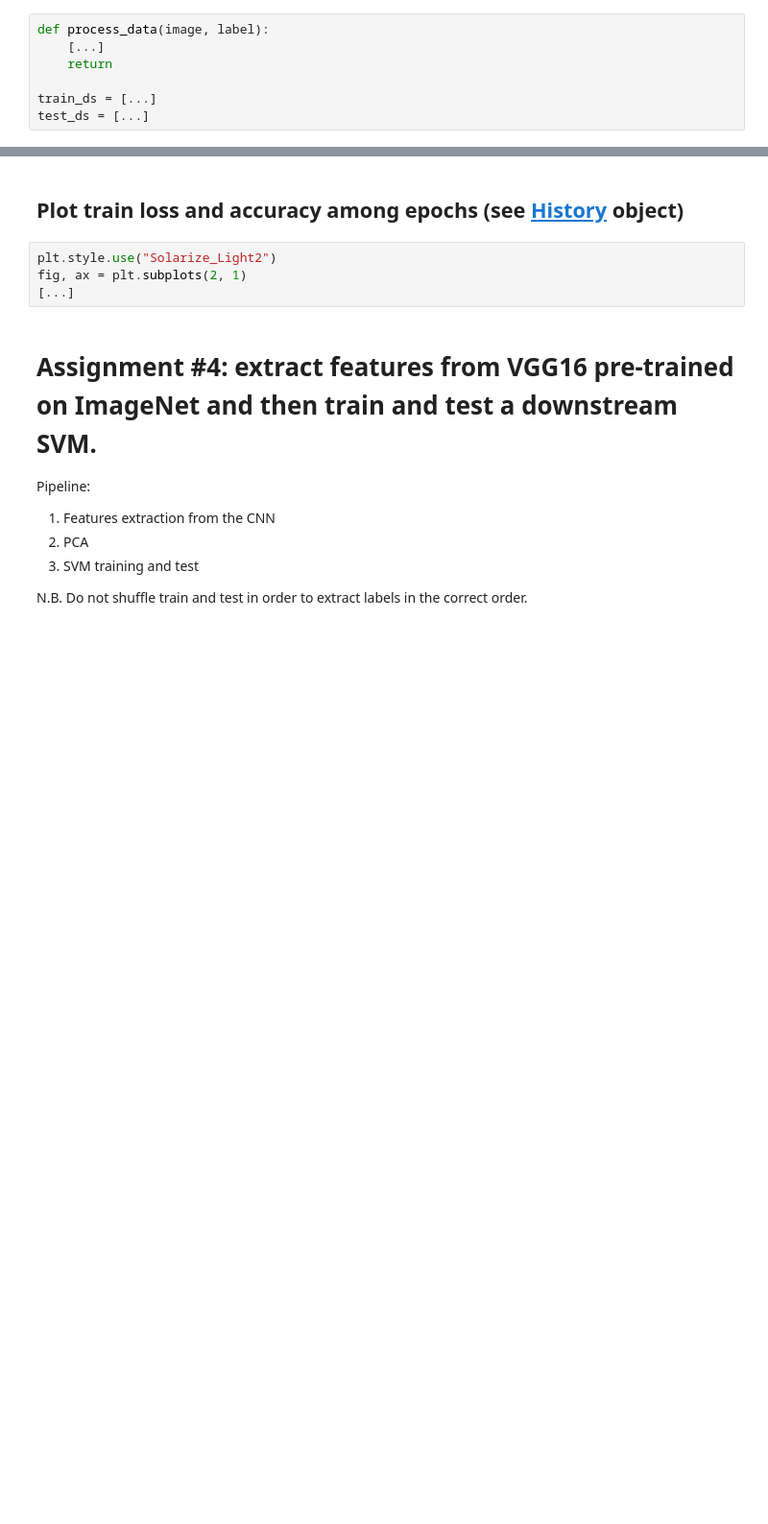
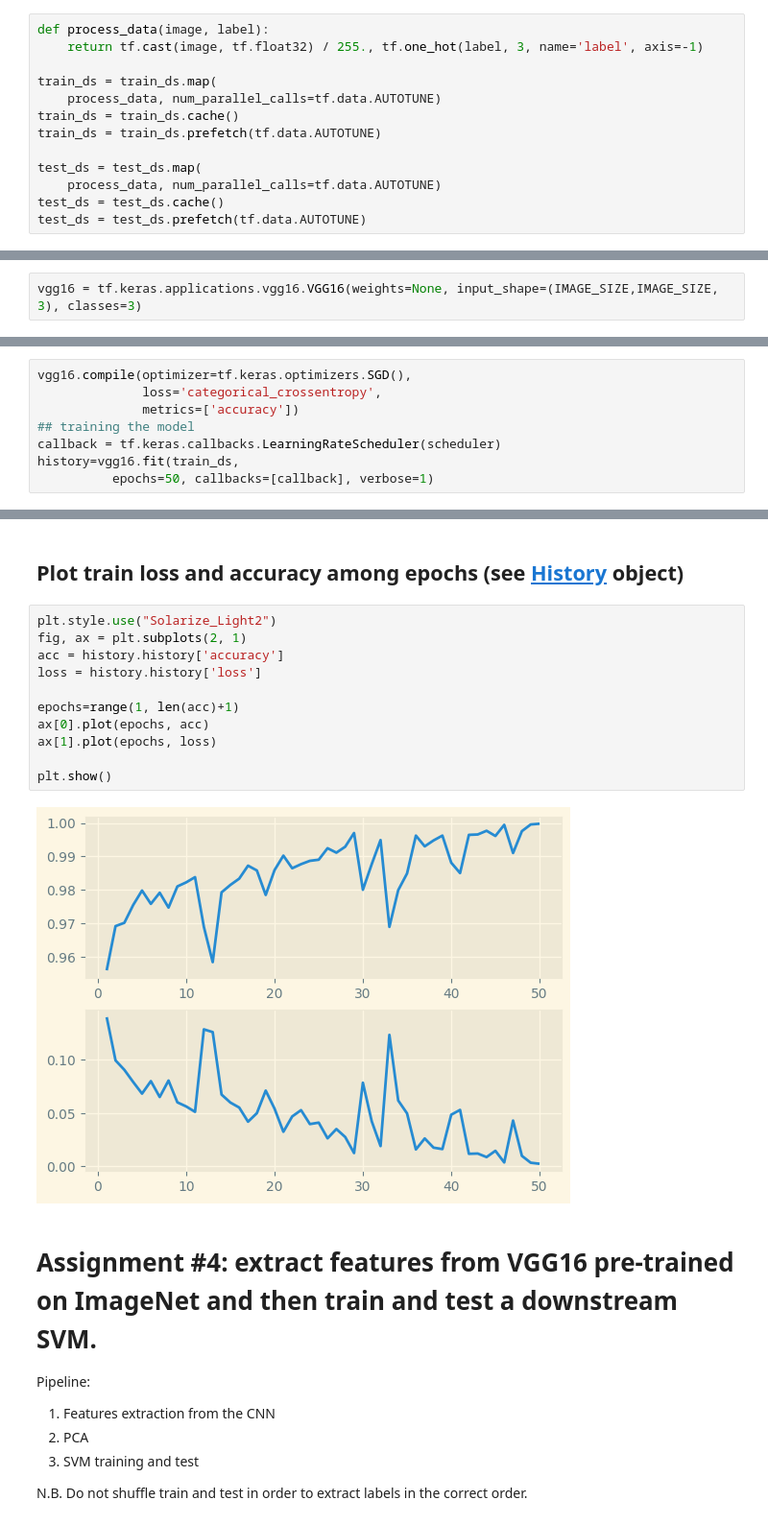
Before and after one commit to SalvatoreAdalberto/mlapp, a Jupyter notebook: 5_Transfer_learning_assignment.ipynb, the cells around one changed output, grey strips where cells are left out. Shown at 96% size. Cells and saved outputs as stored; diff of their text form; blank space fills up the shorter version.

```diff
--- a/5_Transfer_learning_assignment.ipynb
+++ b/5_Transfer_learning_assignment.ipynb
@@ -101,13 +112,19 @@ for batch in train_ds.take(1):
 # Assignment #2: dataset preparation
 1.   Normalize images in the range [0, 1]
 2.   Prepare the input pipeline via tf.data.Dataset methods
-# %%
-def process_data(image, label):
-    [...]
-    return
-
-train_ds = [...]
-test_ds = [...]
+# %%
+def process_data(image, label):
+    return tf.cast(image, tf.float32) / 255., tf.one_hot(label, 3, name='label', axis=-1)
+
+train_ds = train_ds.map(
+    process_data, num_parallel_calls=tf.data.AUTOTUNE)
+train_ds = train_ds.cache()
+train_ds = train_ds.prefetch(tf.data.AUTOTUNE)
+
+test_ds = test_ds.map(
+    process_data, num_parallel_calls=tf.data.AUTOTUNE)
+test_ds = test_ds.cache()
+test_ds = test_ds.prefetch(tf.data.AUTOTUNE)
 # %% [markdown]
 # Assignment #3: train a VGG16 from scratch for 50 epochs
 # %% [markdown]
@@ -117,3 +132,5 @@ vgg16 = [...]
+# %%
+vgg16 = tf.keras.applications.vgg16.VGG16(weights=None, input_shape=(IMAGE_SIZE,IMAGE_SIZE, 3), classes=3)
 # %%
 def scheduler(epoch, lr):
     if epoch < 45:
@@ -124,0 +140,8 @@ def scheduler(epoch, lr):
+# %%
+vgg16.compile(optimizer=tf.keras.optimizers.SGD(),
+              loss='categorical_crossentropy',
+              metrics=['accuracy'])
+## training the model
+callback = tf.keras.callbacks.LearningRateScheduler(scheduler)
+history=vgg16.fit(train_ds,
+          epochs=50, callbacks=[callback], verbose=1)
@@ -125,9 +166,18 @@ def scheduler(epoch, lr):
 # %% [markdown]
 ## Plot train loss and accuracy among epochs (see [History](tf.keras.callbacks.History) object)
-# %%
-plt.style.use("Solarize_Light2")
-fig, ax = plt.subplots(2, 1)
-[...]
+# %%
+plt.style.use("Solarize_Light2")
+fig, ax = plt.subplots(2, 1)
+acc = history.history['accuracy']
+loss = history.history['loss']
+
+epochs=range(1, len(acc)+1)
+ax[0].plot(epochs, acc)
+ax[1].plot(epochs, loss)
+
+plt.show()
+# %% [output]
+[figure, added]
 # %% [markdown]
 # Assignment #4: extract features from VGG16 pre-trained on ImageNet and then train and test a downstream SVM.
 
```
Also changed, not shown: parts of 27 cells of this notebook.
